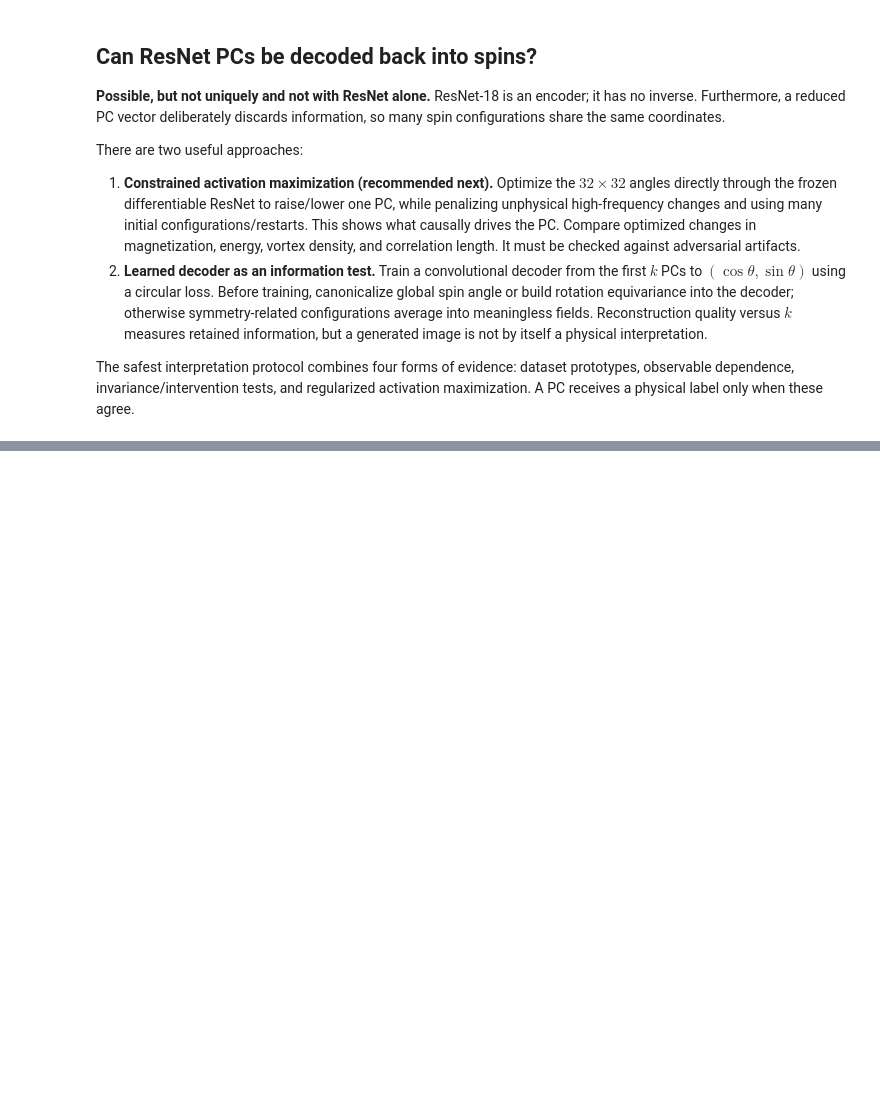
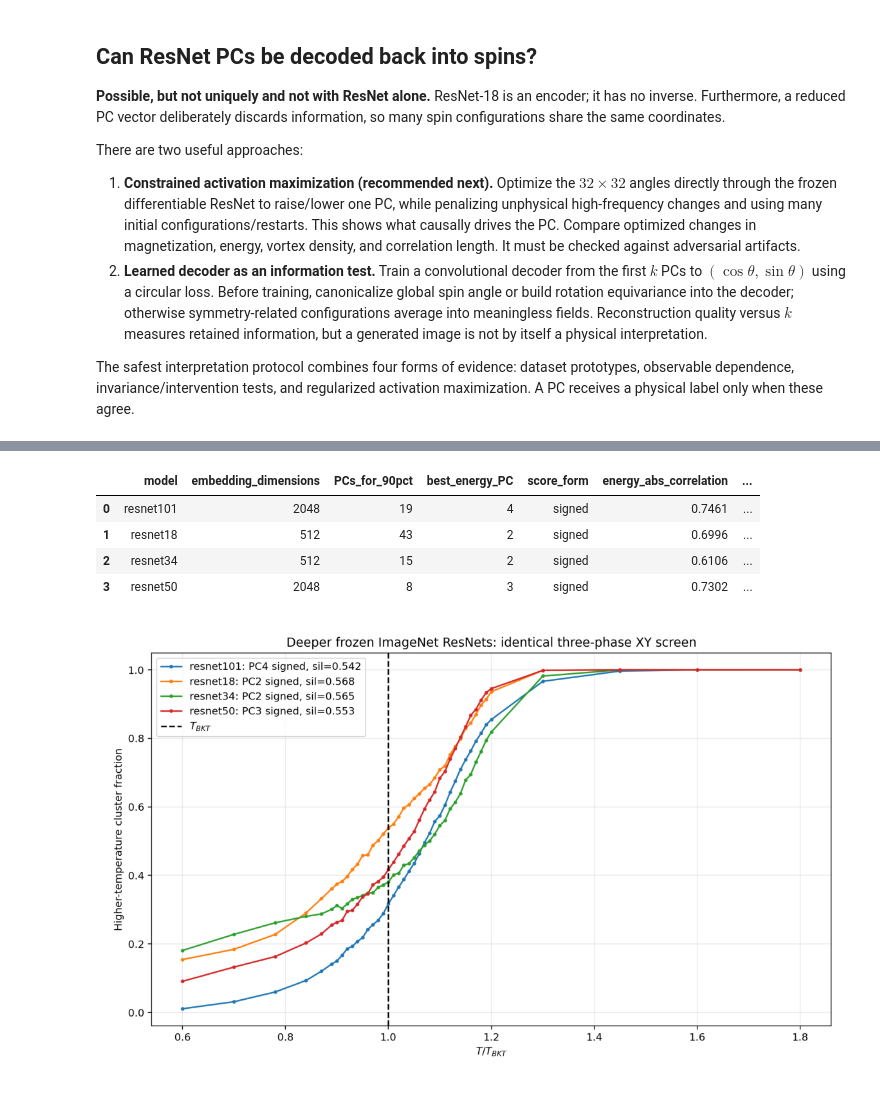
Before and after one commit to lledson425/Summer25, a Jupyter notebook: notebooks/xy/xy32_threephase_apples_to_apples_comparison.ipynb, the cells around one changed output, grey strips where cells are left out. Saved outputs shown, nothing was run; the diff lists cells and outputs as text; code cells hidden in the pictures; blank space fills up the shorter version.

Commit message:
Screen deeper pretrained ResNets on XY configurations

```diff
--- a/notebooks/xy/xy32_threephase_apples_to_apples_comparison.ipynb
+++ b/notebooks/xy/xy32_threephase_apples_to_apples_comparison.ipynb
@@ -241,0 +251,12 @@ The safest interpretation protocol combines four forms of evidence: dataset prot
+# %%
+deep=pd.read_csv(ROOT/'xy32_deep_resnet_screen.csv')
+display(deep.round(4))
+image=plt.imread(ROOT/'xy32_deep_resnet_screen.png')
+fig,ax=plt.subplots(figsize=(12,7.2)); ax.imshow(image); ax.axis('off'); fig.tight_layout(); plt.show(); plt.close(fig)
+# %% [output]
+|  | model | embedding_dimensions | PCs_for_90pct | best_energy_PC | score_form | energy_abs_correlation | ... |
+| 0 | resnet101 | 2048 | 19 | 4 | signed | 0.7461 | ... |
+| 1 | resnet18 | 512 | 43 | 2 | signed | 0.6996 | ... |
+| 2 | resnet34 | 512 | 15 | 2 | signed | 0.6106 | ... |
+| 3 | resnet50 | 2048 | 8 | 3 | signed | 0.7302 | ... |
+[figure, added]
```
Also changed, not shown: parts of 2 cells of this notebook, 1 other file.
